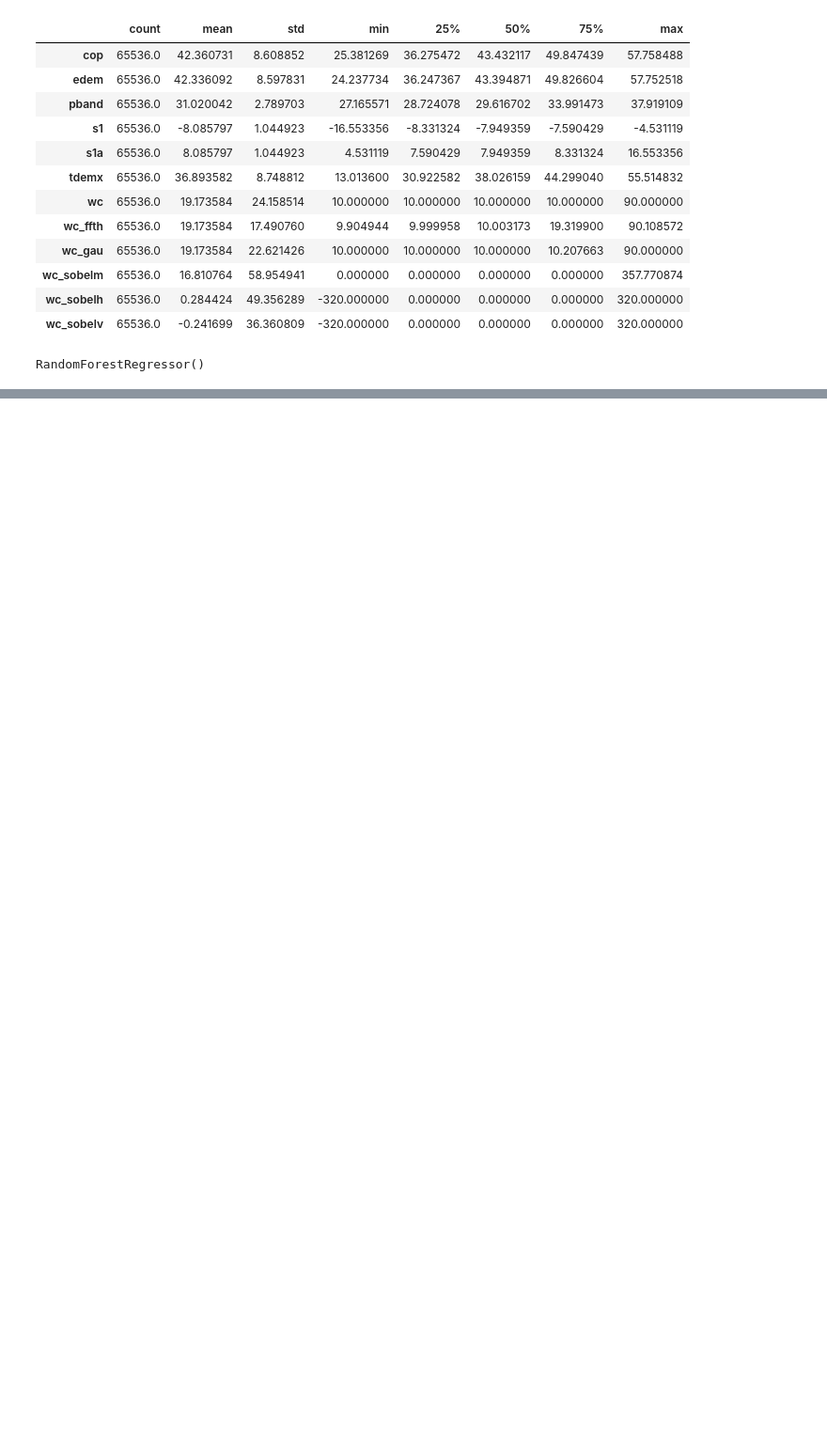
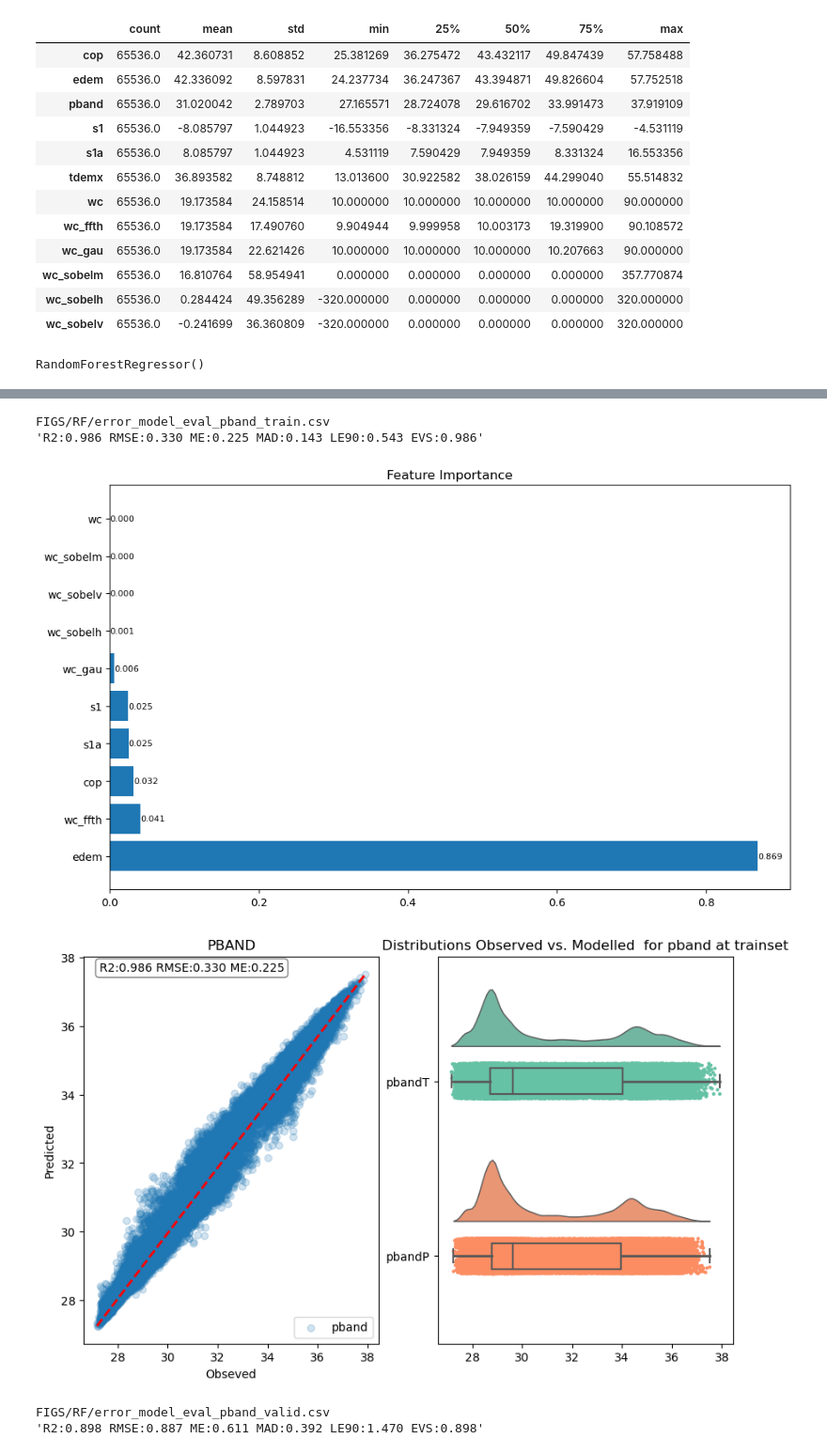
Before and after one commit to Jo316/morphoml, a Jupyter notebook: geonb/nbm_arf.ipynb, the cells around one changed output, grey strips where cells are left out. Shown at 94% size. Drawn from its saved outputs; the diff is of its cells as text; code cells hidden in the pictures; blank space fills up the shorter version.

```diff
--- a/geonb/nbm_arf.ipynb
+++ b/geonb/nbm_arf.ipynb
@@ -43,5 +41,3 @@ df.head(12)
 | 9 | -62.998996 | -0.483556 | 51.327785 | 51.696087 | 34.479065 | -7.740507 | 46.679794 | 10.0 | 10.167785 | 10.0 | 0.0 | ... |
 | 10 | -62.998885 | -0.483556 | 50.870136 | 51.427631 | 34.635048 | -7.833241 | 45.615681 | 10.0 | 9.976573 | 10.0 | 0.0 | ... |
 | 11 | -62.998773 | -0.483556 | 50.423668 | 50.991276 | 34.739960 | -7.996646 | 45.063442 | 10.0 | 10.009757 | 10.0 | 0.0 | ... |
-# %%
-df['s1a'] = df['s1'] * -1
@@ -106,9 +74,18 @@ RandomForestRegressor()
 # %%
 algo = 'RF' # join with modelname
-dir_figs = 'FIGS'
+dir_figs = f'FIGS/{algo}'
 os.makedirs(dir_figs, exist_ok=True)
 plotname = "Distributions Observed vs. Modelled "
 fimp_png = os.path.join(dir_figs, f'FIMP_{algo}.png')
 dp_figsise = (10,6)
 evalsets_name = ['train', 'valid']#'test
 evalsets_data = [[trainx,trainy], [validx,validy]]
+uviz.check_model_viz(dir_figs, rf, fcols, dp_figsise, fimp_png,
+                    evalsets_data,evalsets_name,tcolx, plotname)
+# %% [output]
+FIGS/RF/error_model_eval_pband_train.csv
+'R2:0.986 RMSE:0.330 ME:0.225 MAD:0.143 LE90:0.543 EVS:0.986'
+[figure, added]
+[figure, added]
+FIGS/RF/error_model_eval_pband_valid.csv
+'R2:0.898 RMSE:0.887 ME:0.611 MAD:0.392 LE90:1.470 EVS:0.898'
```
Also changed, not shown: parts of 16 cells of this notebook.
